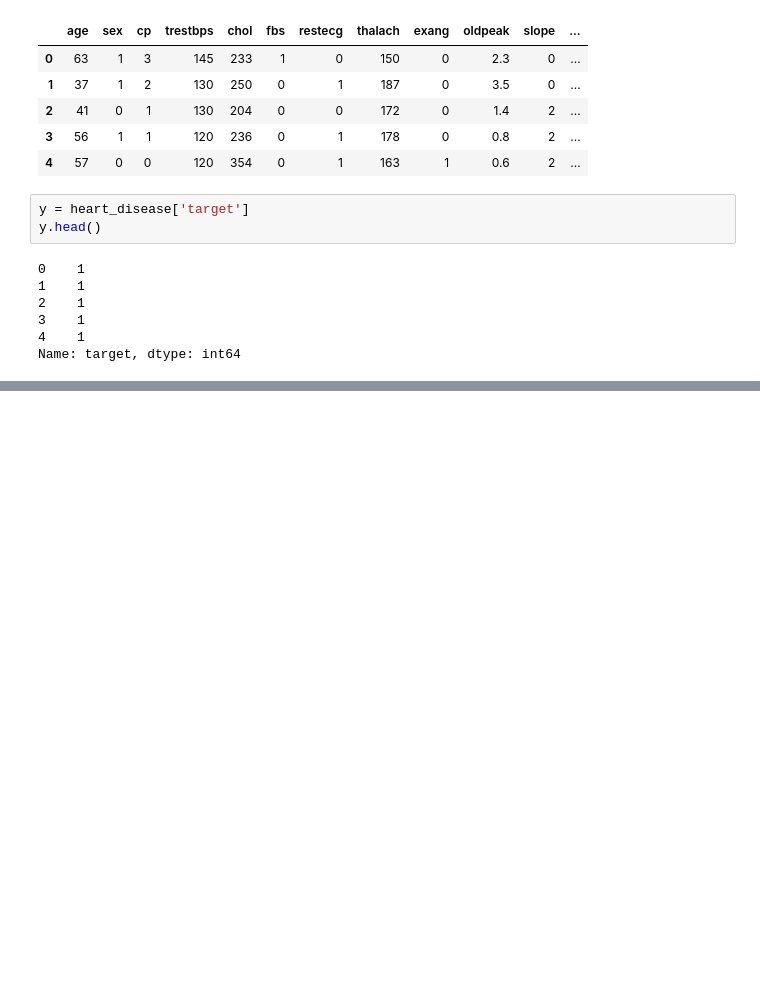
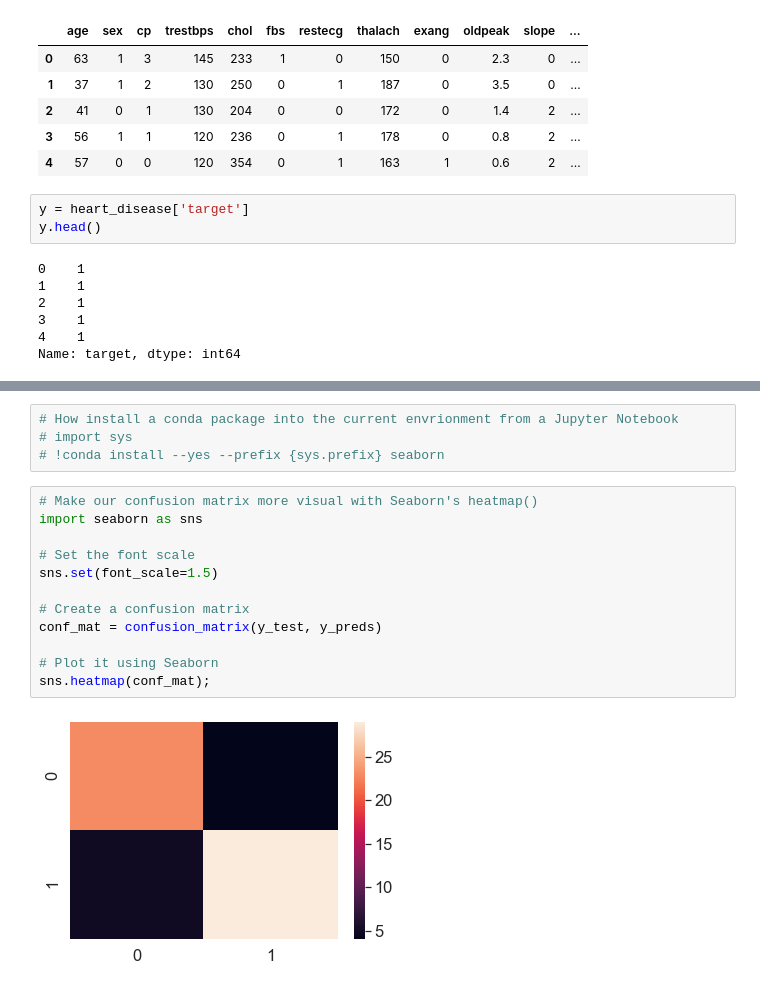
Before and after one commit to svarunid/ML-Walkthrough, a Jupyter notebook: introduction-to-scikit-learn.ipynb, the cells around one changed output, grey strips where cells are left out. Drawn from its saved outputs; the diff is of its cells as text; blank space fills up the shorter version.

```diff
--- a/introduction-to-scikit-learn.ipynb
+++ b/introduction-to-scikit-learn.ipynb
@@ -54,0 +560,18 @@ Name: target, dtype: int64
+# %%
+# How install a conda package into the current envrionment from a Jupyter Notebook
+# import sys
+# !conda install --yes --prefix {sys.prefix} seaborn
+# %%
+# Make our confusion matrix more visual with Seaborn's heatmap()
+import seaborn as sns
+
+# Set the font scale
+sns.set(font_scale=1.5)
+
+# Create a confusion matrix
+conf_mat = confusion_matrix(y_test, y_preds)
+
+# Plot it using Seaborn
+sns.heatmap(conf_mat);
+# %% [output]
+[figure, added]
```
Also changed, not shown: parts of 122 cells of this notebook, 7 other files.
